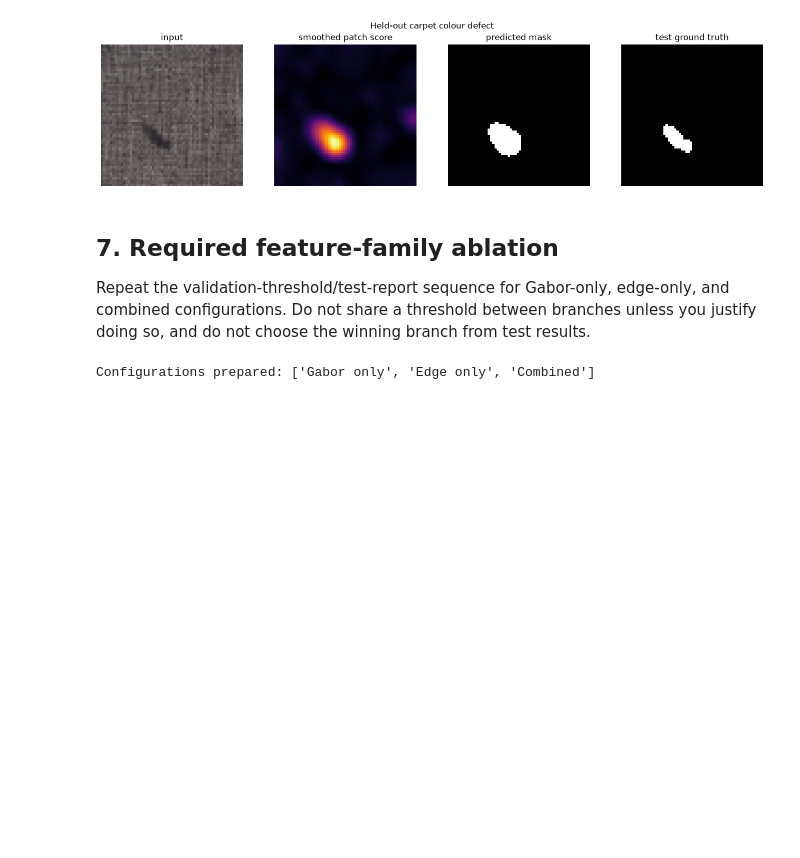
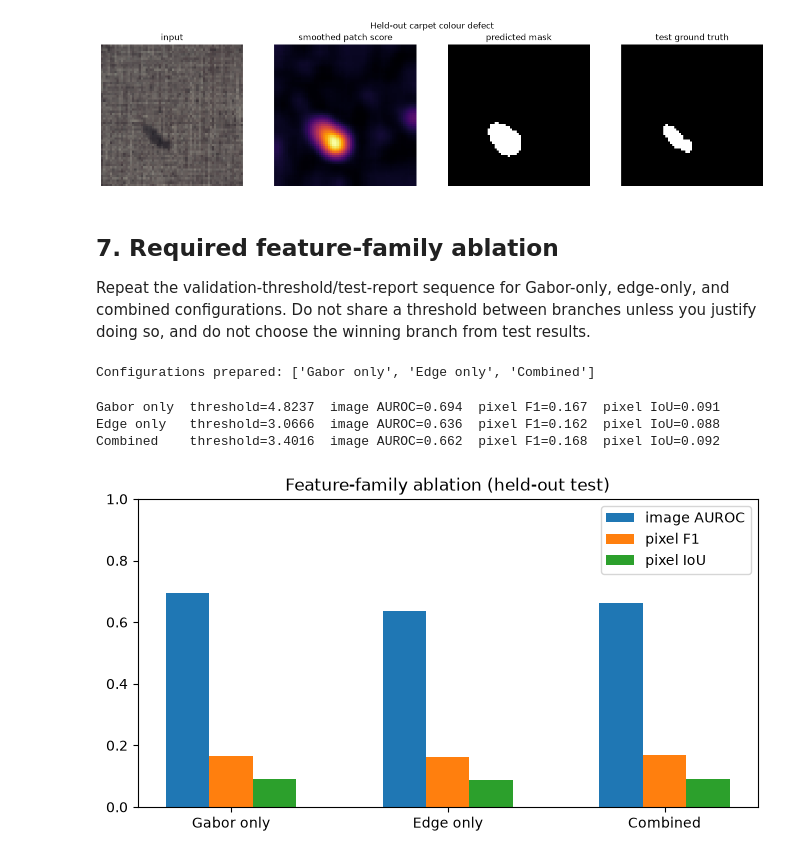
Before and after one commit to yu7ong/cs4242-lab1, a Jupyter notebook: code/notebooks/02_tasks_and_evaluation.ipynb, the cells around one changed output. Saved outputs shown, nothing was run; the diff lists cells and outputs as text; code cells hidden in the pictures; blank space fills up the shorter version.

```diff
--- a/code/notebooks/02_tasks_and_evaluation.ipynb
+++ b/code/notebooks/02_tasks_and_evaluation.ipynb
@@ -543,9 +543,74 @@ print("Configurations prepared:", list(ablation_configs))
 # %% [output]
 Configurations prepared: ['Gabor only', 'Edge only', 'Combined']
 # %%
-# YOUR CODE HERE
-#
-# TODO repeat the validation-to-test workflow for each configuration in ablation_configs
+def run_task_b(config):
+    """Fit -> tune threshold on validation -> freeze -> evaluate on test."""
+    # 1. Fit one normal model per material on training images only.
+    models = {}
+    for material in MATERIALS:
+        records = [
+            record
+            for record in mvtec
+            if record.split == "train" and record.material == material
+        ]
+        feature_maps = [
+            extract_local_features(load_image(record.path, IMAGE_SIZE), config)[0]
+            for record in records
+        ]
+        models[material] = fit_normal_model(feature_maps, normal_config)
+
+    # 2. Select the pixel threshold on validation masks only (per configuration).
+    val_maps, _, _, val_masks = score_dataset(task_b_validation, config, models)
+    if normal_config.ignore_border:
+        b = normal_config.ignore_border
+        val_maps = [s[b:-b, b:-b] for s in val_maps]
+        val_masks = [m[b:-b, b:-b] for m in val_masks]
+    threshold = select_mask_threshold(val_maps, val_masks)
+    for model in models.values():
+        model.threshold = threshold
+
+    # 3. Freeze the threshold, then score and evaluate the held-out test split.
+    _, img_scores, pred_masks, true_masks = score_dataset(task_b_test, config, models)
+    report = evaluate_detection(
+        [record.defect_type != "good" for record in task_b_test],
+        img_scores,
+        true_masks,
+        pred_masks,
+        [record.defect_type for record in task_b_test],
+    )
+    return threshold, report
+
+
+ablation_results = {}
+for name, config in ablation_configs.items():
+    threshold, report = run_task_b(config)
+    ablation_results[name] = {"threshold": threshold, "report": report}
+    print(
+        f"{name:<11} threshold={threshold:.4f}  "
+        f"image AUROC={report['image_auroc']:.3f}  "
+        f"pixel F1={report['pixel']['f1']:.3f}  "
+        f"pixel IoU={report['pixel']['iou']:.3f}"
+    )
+
+# Summary bar chart: image-level and pixel-level results per configuration.
+names = list(ablation_results)
+x = np.arange(len(names))
+fig, ax = plt.subplots(figsize=(8, 4))
+ax.bar(x - 0.2, [ablation_results[n]["report"]["image_auroc"] for n in names],
+       width=0.2, label="image AUROC")
+ax.bar(x, [ablation_results[n]["report"]["pixel"]["f1"] for n in names],
+       width=0.2, label="pixel F1")
+ax.bar(x + 0.2, [ablation_results[n]["report"]["pixel"]["iou"] for n in names],
+       width=0.2, label="pixel IoU")
+ax.set_xticks(x, names)
+ax.set(title="Feature-family ablation (held-out test)", ylim=(0, 1))
+ax.legend()
+plt.show()
+# %% [output]
+Gabor only  threshold=4.8237  image AUROC=0.694  pixel F1=0.167  pixel IoU=0.091
+Edge only   threshold=3.0666  image AUROC=0.636  pixel F1=0.162  pixel IoU=0.088
+Combined    threshold=3.4016  image AUROC=0.662  pixel F1=0.168  pixel IoU=0.092
+[figure, added]
 # %%
 # Save the frozen Task A/B artifacts for Notebook 4.
 MODEL_DIR = ROOT / "outputs" / "models"
```
Also changed, not shown: parts of 1 cell of this notebook, 4 other files.
